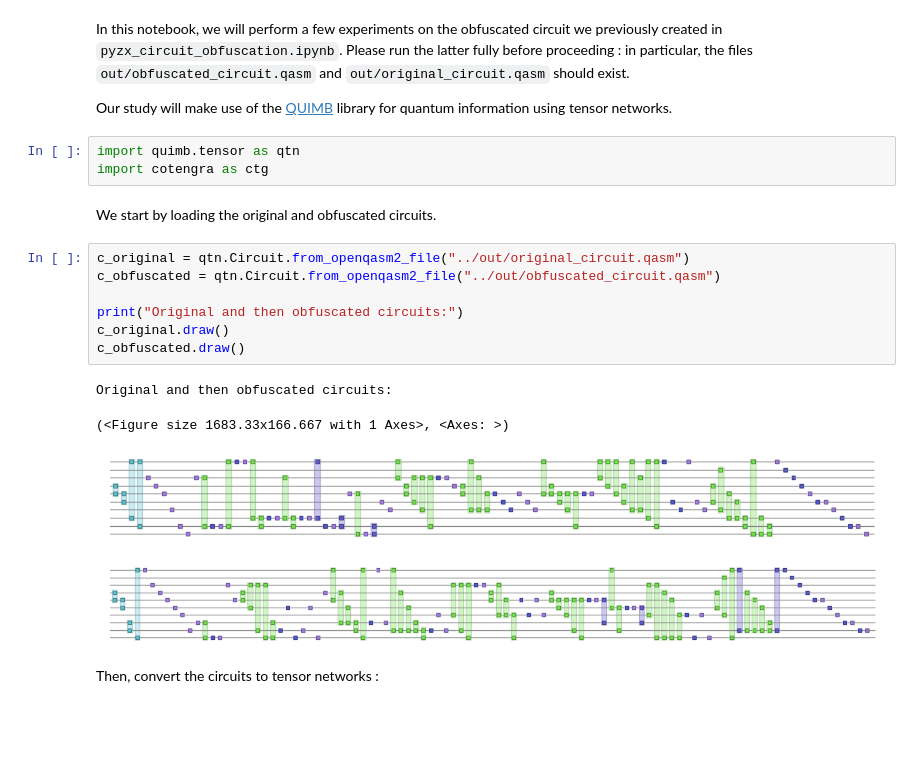
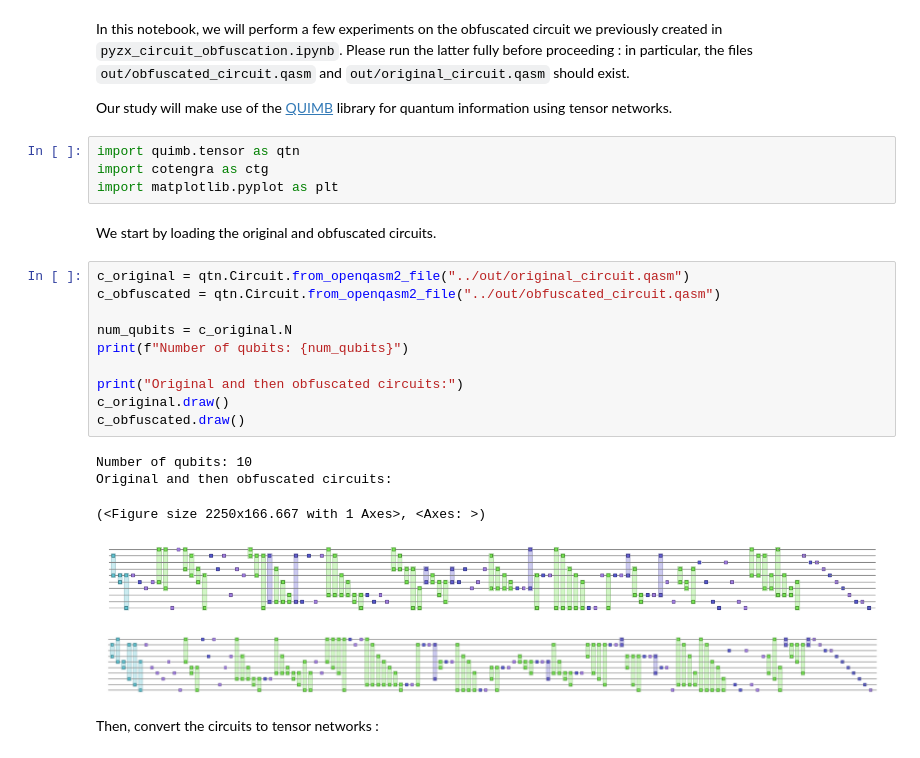
Before and after one commit to MathisHage/zx_calculus_internship, a Jupyter notebook: circuit_obfuscation/quimb_obfuscation_analysis.ipynb, the cells around one changed output. Drawn from its saved outputs; the diff is of its cells as text; blank space fills up the shorter version.

```diff
--- a/circuit_obfuscation/quimb_obfuscation_analysis.ipynb
+++ b/circuit_obfuscation/quimb_obfuscation_analysis.ipynb
@@ -7,20 +7,25 @@ Our study will make use of the [QUIMB](https://quimb.readthedocs.io/en/latest/)
 # %%
 import quimb.tensor as qtn
 import cotengra as ctg
+import matplotlib.pyplot as plt
 # %% [markdown]
 We start by loading the original and obfuscated circuits.
 # %%
 c_original = qtn.Circuit.from_openqasm2_file("../out/original_circuit.qasm")
 c_obfuscated = qtn.Circuit.from_openqasm2_file("../out/obfuscated_circuit.qasm")
 
+num_qubits = c_original.N
+print(f"Number of qubits: {num_qubits}")
+
 print("Original and then obfuscated circuits:")
 c_original.draw()
 c_obfuscated.draw()
 # %% [output]
+Number of qubits: 10
 Original and then obfuscated circuits:
-(<Figure size 1683.33x166.667 with 1 Axes>, <Axes: >)
+(<Figure size 2250x166.667 with 1 Axes>, <Axes: >)
-[figure, old version]
+[figure, new version]
-[figure, old version]
+[figure, new version]
 # %% [markdown]
 Then, convert the circuits to tensor networks :
 # %%
```
Also changed, not shown: parts of 6 cells of this notebook, 1 other file.
